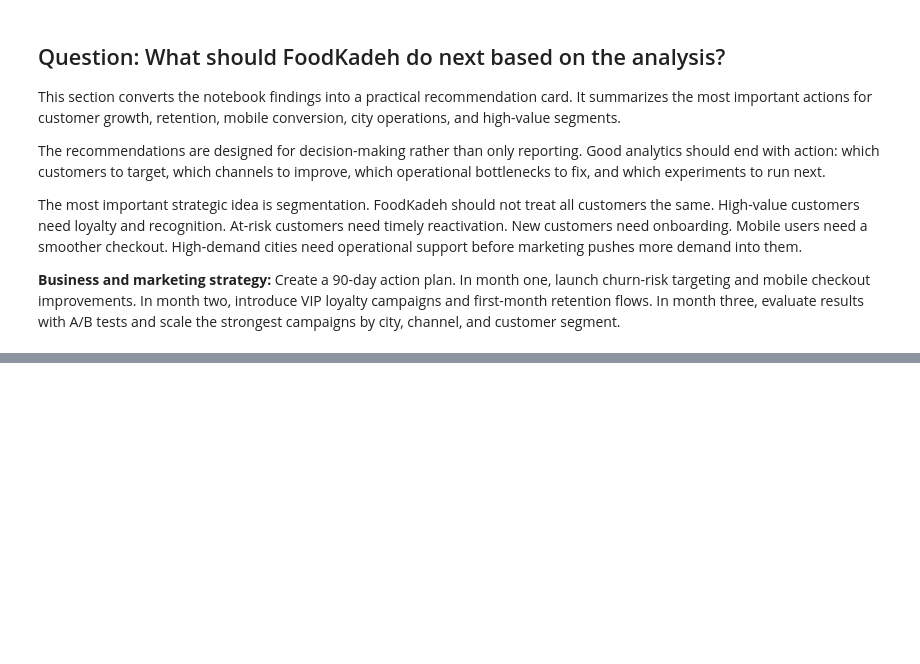
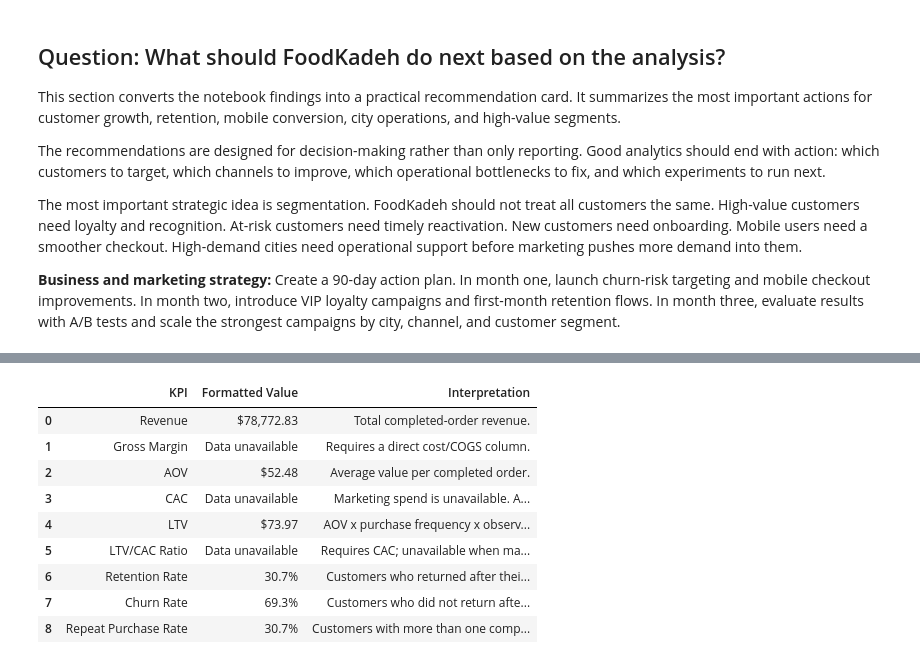
Before and after one commit to meroebeigi/FoodKadeh-Data-Analytics-, a Jupyter notebook: FoodKadeh.ipynb, the cells around one changed output, grey strips where cells are left out. Drawn from its saved outputs; the diff is of its cells as text; code cells hidden in the pictures; blank space fills up the shorter version.

```diff
--- a/FoodKadeh.ipynb
+++ b/FoodKadeh.ipynb
@@ -2469,0 +2803,15 @@ plt.show()
+# %%
+# Final KPI Dashboard
+# This dataframe is intentionally displayed as the final notebook output for portfolio review.
+final_kpi_dashboard
+# %% [output]
+|  | KPI | Formatted Value | Interpretation |
+| 0 | Revenue | $78,772.83 | Total completed-order revenue. |
+| 1 | Gross Margin | Data unavailable | Requires a direct cost/COGS column. |
+| 2 | AOV | $52.48 | Average value per completed order. |
+| 3 | CAC | Data unavailable | Marketing spend is unavailable. A... |
+| 4 | LTV | $73.97 | AOV x purchase frequency x observ... |
+| 5 | LTV/CAC Ratio | Data unavailable | Requires CAC; unavailable when ma... |
+| 6 | Retention Rate | 30.7% | Customers who returned after thei... |
+| 7 | Churn Rate | 69.3% | Customers who did not return afte... |
+| 8 | Repeat Purchase Rate | 30.7% | Customers with more than one comp... |
```
Also changed, not shown: parts of 12 cells of this notebook.
